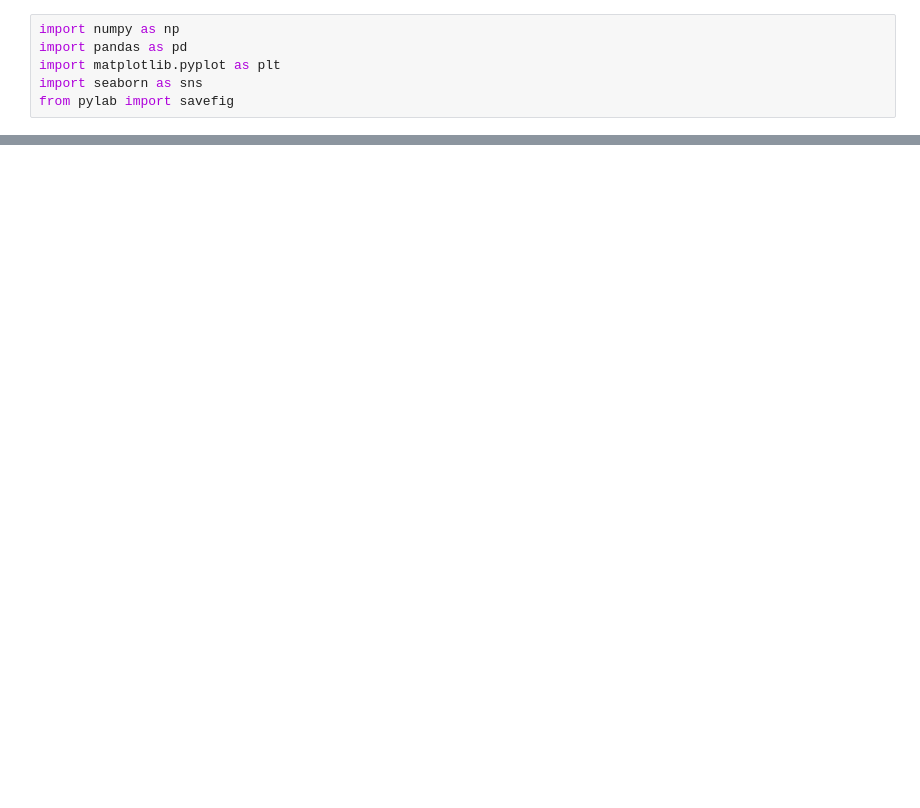
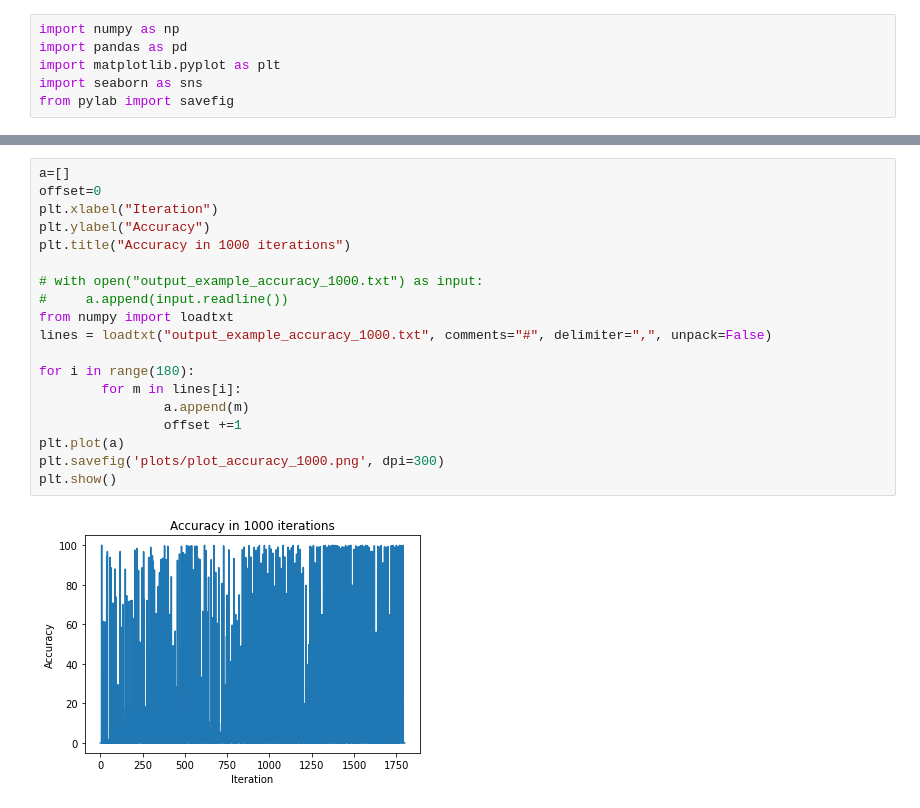
Before and after one commit to Gio200023/Continual-Learning-on-Max78000, a Jupyter notebook: python_scripts/plot_results.ipynb, the cells around one changed output, grey strips where cells are left out. Saved outputs shown, nothing was run; the diff lists cells and outputs as text; blank space fills up the shorter version.

```diff
--- a/python_scripts/plot_results.ipynb
+++ b/python_scripts/plot_results.ipynb
@@ -161,0 +183,21 @@ plt.show()
+# %%
+a=[]
+offset=0
+plt.xlabel("Iteration")
+plt.ylabel("Accuracy")
+plt.title("Accuracy in 1000 iterations")
+
+# with open("output_example_accuracy_1000.txt") as input:
+#     a.append(input.readline())
+from numpy import loadtxt
+lines = loadtxt("output_example_accuracy_1000.txt", comments="#", delimiter=",", unpack=False)
+
+for i in range(180):
+        for m in lines[i]:
+                a.append(m)
+                offset +=1
+plt.plot(a)
+plt.savefig('plots/plot_accuracy_1000.png', dpi=300)
+plt.show()
+# %% [output]
+[figure, added]
```
Also changed, not shown: parts of 8 cells of this notebook, 9 other files.
